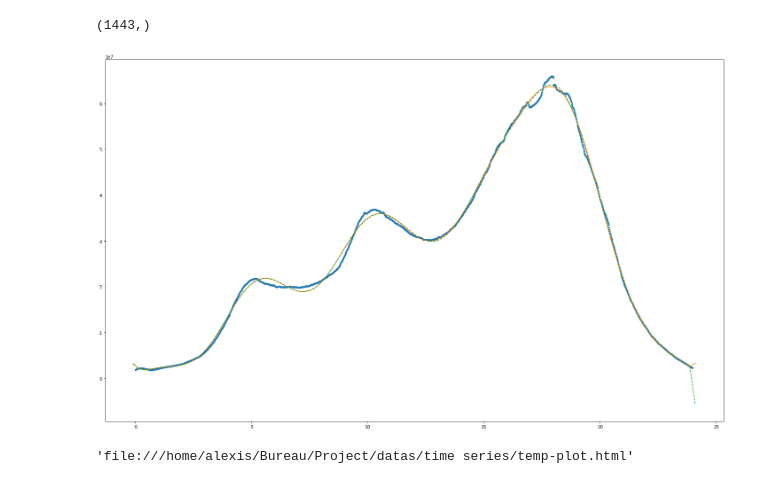
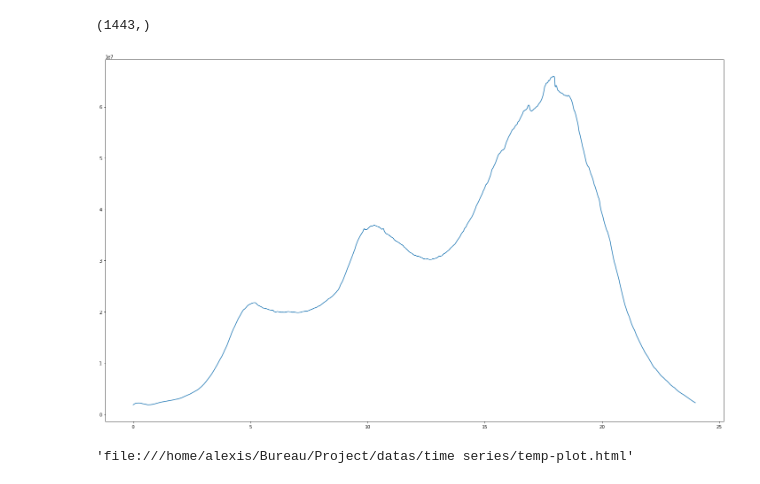
Before and after one commit to Frayal/Stage, a Jupyter notebook: Time-series/datvisu.ipynb, the cells around one changed output. Cells and saved outputs as stored; diff of their text form; code cells hidden in the pictures.

```diff
--- a/Time-series/datvisu.ipynb
+++ b/Time-series/datvisu.ipynb
@@ -47,15 +47,16 @@ df2.to_csv("clean_data_test.csv",header=['values'])
 # %%
 import matplotlib
 y = df2.values
 x = [i/60 for i in range(len(y))]
 xp = np.linspace(-0.1,24.1,100)
 p  = np.poly1d(np.polyfit(x, y, 20))
 p50  = np.poly1d(np.polyfit(x, y, 50))
 plt.figure(figsize=(25,15))
-_ = plt.plot(x, y, '.', xp, p(xp), '-', xp, p50(xp), '--')
+_ = plt.plot(x, y)#, '.', xp, p(xp), '-', xp, p50(xp), '--')
+plt.savefig('test.png')
 plt.show()
 # %% [output]
-[figure, old version]
+[figure, new version]
 # %%
 import plotly.offline as offline
 import plotly.graph_objs as go
```
Also changed, not shown: 10 other files.
